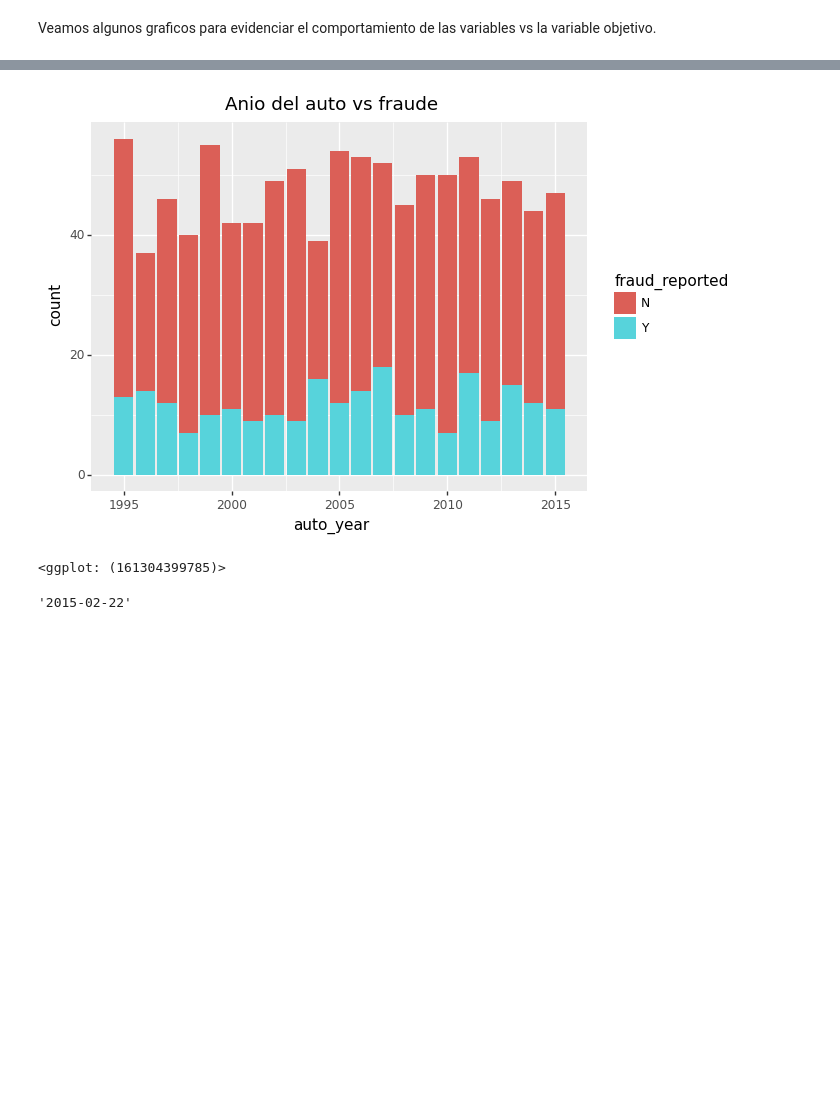
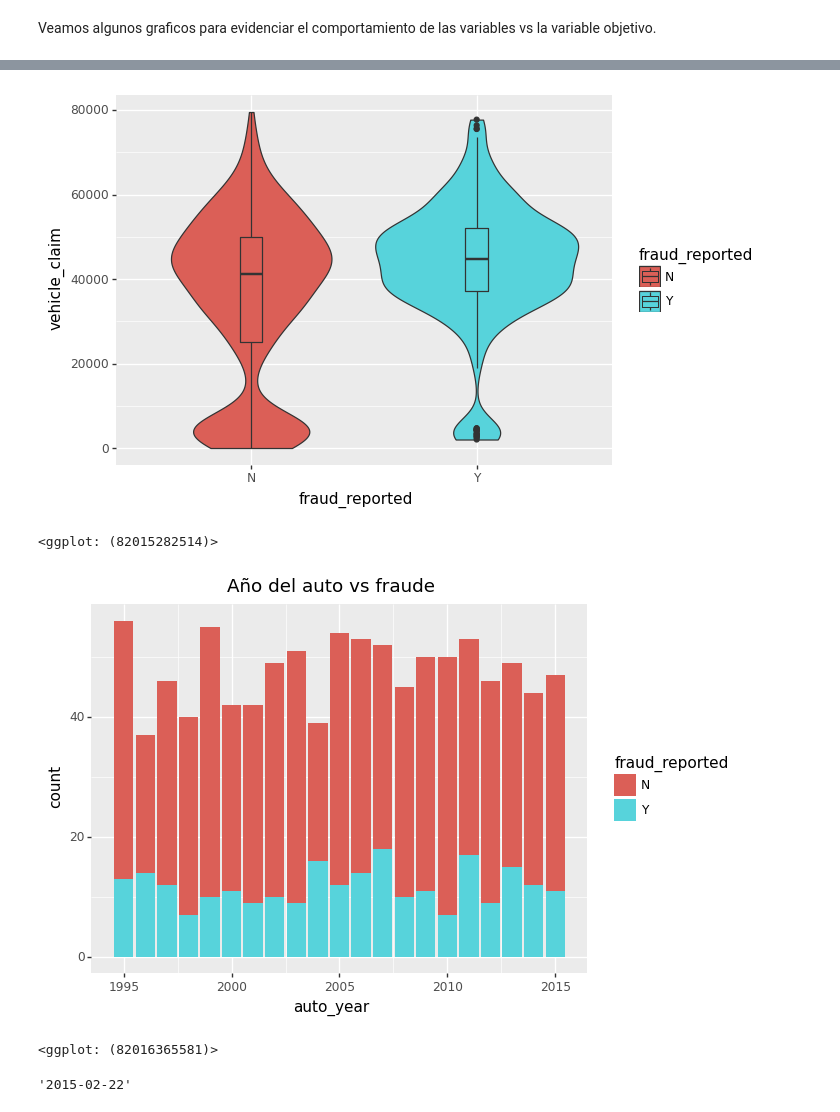
Before and after one commit to JhonHarry/Proyecto_TFM_UOC, a Jupyter notebook: code/insurance test models JHLG 12042022.ipynb, the cells around one changed output, grey strips where cells are left out. Saved outputs shown, nothing was run; the diff lists cells and outputs as text; code cells hidden in the pictures; blank space fills up the shorter version.

```diff
--- a/code/insurance test models JHLG 12042022.ipynb
+++ b/code/insurance test models JHLG 12042022.ipynb
@@ -593,8 +606,16 @@ ggplot(aes(y=df.vehicle_claim,x=df.fraud_reported))+geom_boxplot()+ggtitle('mont
+# %%
+shift = 0.1
+(ggplot(aes(y=df.vehicle_claim,x=df.fraud_reported, fill = df.fraud_reported))
+ + geom_violin()+ geom_boxplot(width = shift)
+)
+# %% [output]
+[figure, added]
+<ggplot: (82015282514)>
 # %%
-ggplot(df) + geom_bar(aes(x='auto_year', fill='fraud_reported'))+ggtitle('Anio del auto vs fraude')
+ggplot(df) + geom_bar(aes(x='auto_year', fill='fraud_reported'))+ggtitle('Año del auto vs fraude')
 # %% [output]
 [figure]
-<ggplot: (161304399785)>
+<ggplot: (82016365581)>
 # %%
 np.min(df.policy_bind_date)
 np.max(df.policy_bind_date)
```
Also changed, not shown: parts of 29 cells of this notebook.
